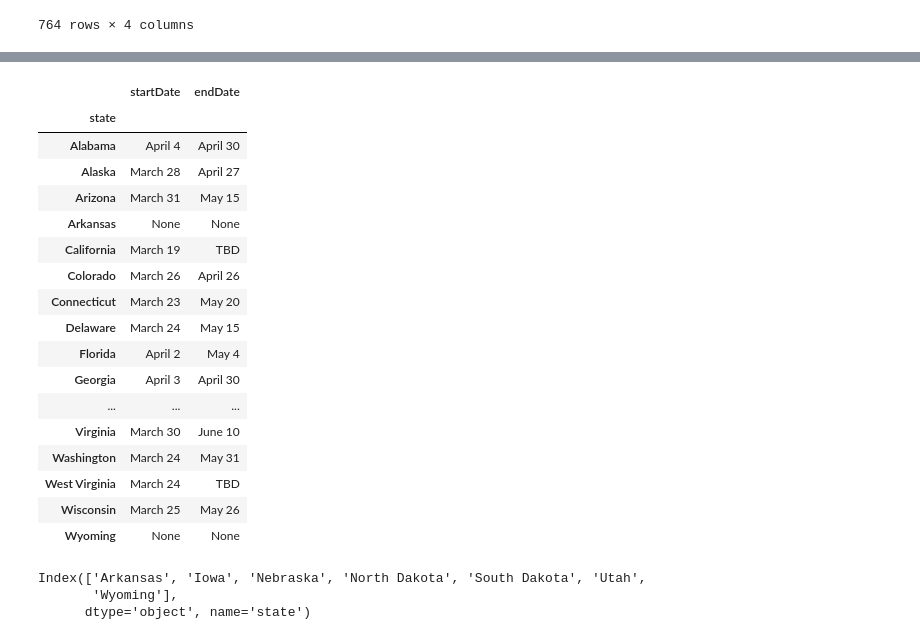
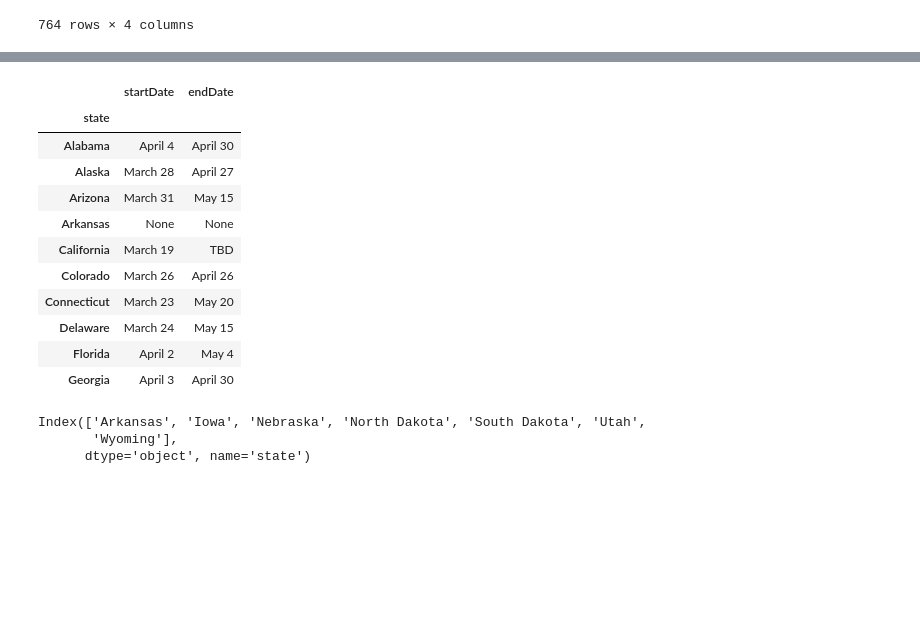
Before and after one commit to HaroldTang/Covid19_LockDown_Project, a Jupyter notebook: Code/Restriction.ipynb, the cells around one changed output, grey strips where cells are left out. Cells and saved outputs as stored; diff of their text form; code cells hidden in the pictures; blank space fills up the shorter version.

```diff
--- a/Code/Restriction.ipynb
+++ b/Code/Restriction.ipynb
@@ -192,26 +216,20 @@ stayhome_df
 # %%
 policy_df= pd.read_csv('../Raw_data/policy.csv')
 policy_df.set_index('state',inplace=True)
-policy_df
+policy_df.head(10)
 # %% [output]
 |  | startDate | endDate |
 | state |  |  |
 | Alabama | April 4 | April 30 |
 | Alaska | March 28 | April 27 |
 | Arizona | March 31 | May 15 |
 | Arkansas | None | None |
 | California | March 19 | TBD |
 | Colorado | March 26 | April 26 |
 | Connecticut | March 23 | May 20 |
 | Delaware | March 24 | May 15 |
 | Florida | April 2 | May 4 |
 | Georgia | April 3 | April 30 |
-| ... | ... | ... |
-| Virginia | March 30 | June 10 |
-| Washington | March 24 | May 31 |
-| West Virginia | March 24 | TBD |
-| Wisconsin | March 25 | May 26 |
-| Wyoming | None | None |
 # %%
 no_policy = policy_df[(policy_df['startDate']=='None') & (policy_df['endDate']=='None')]
 no_policy.index
```
Also changed, not shown: parts of 7 cells of this notebook, 2 other files.
